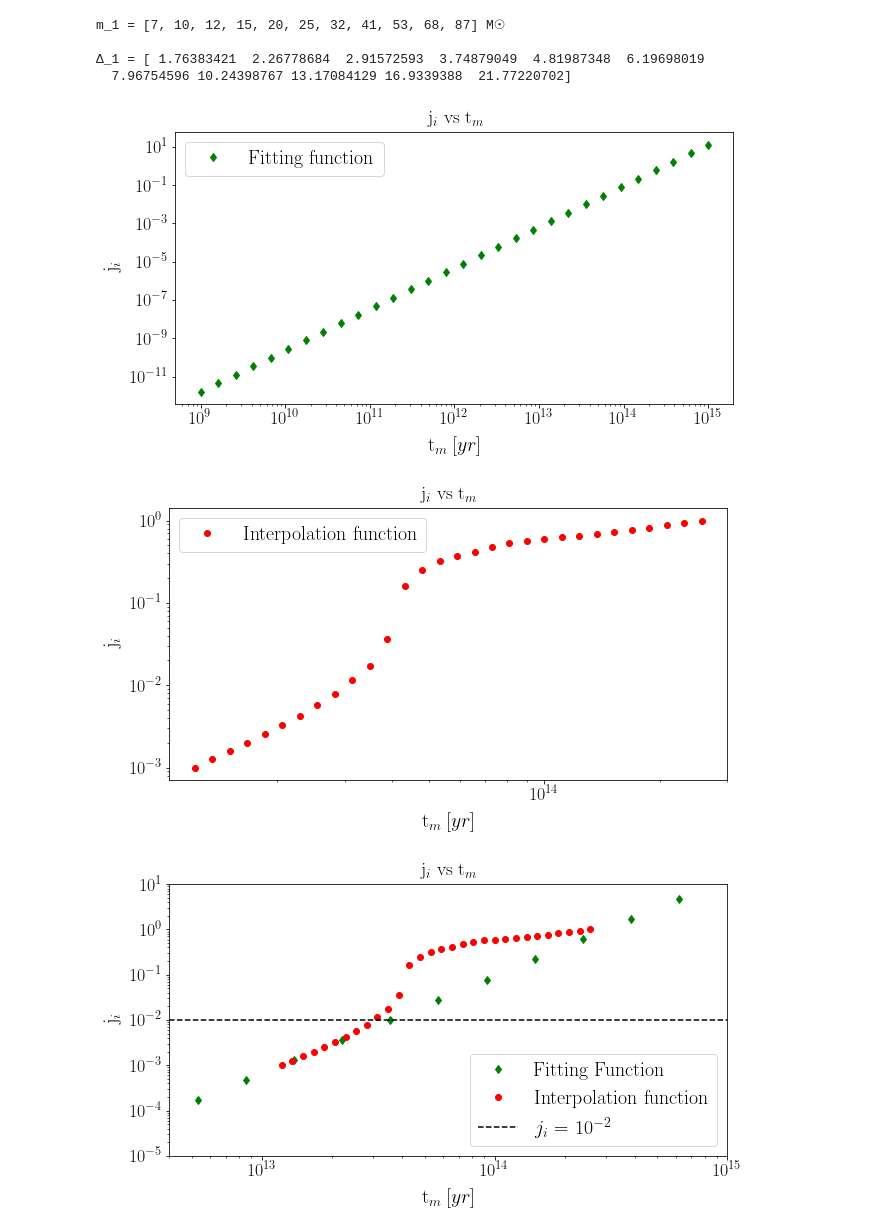
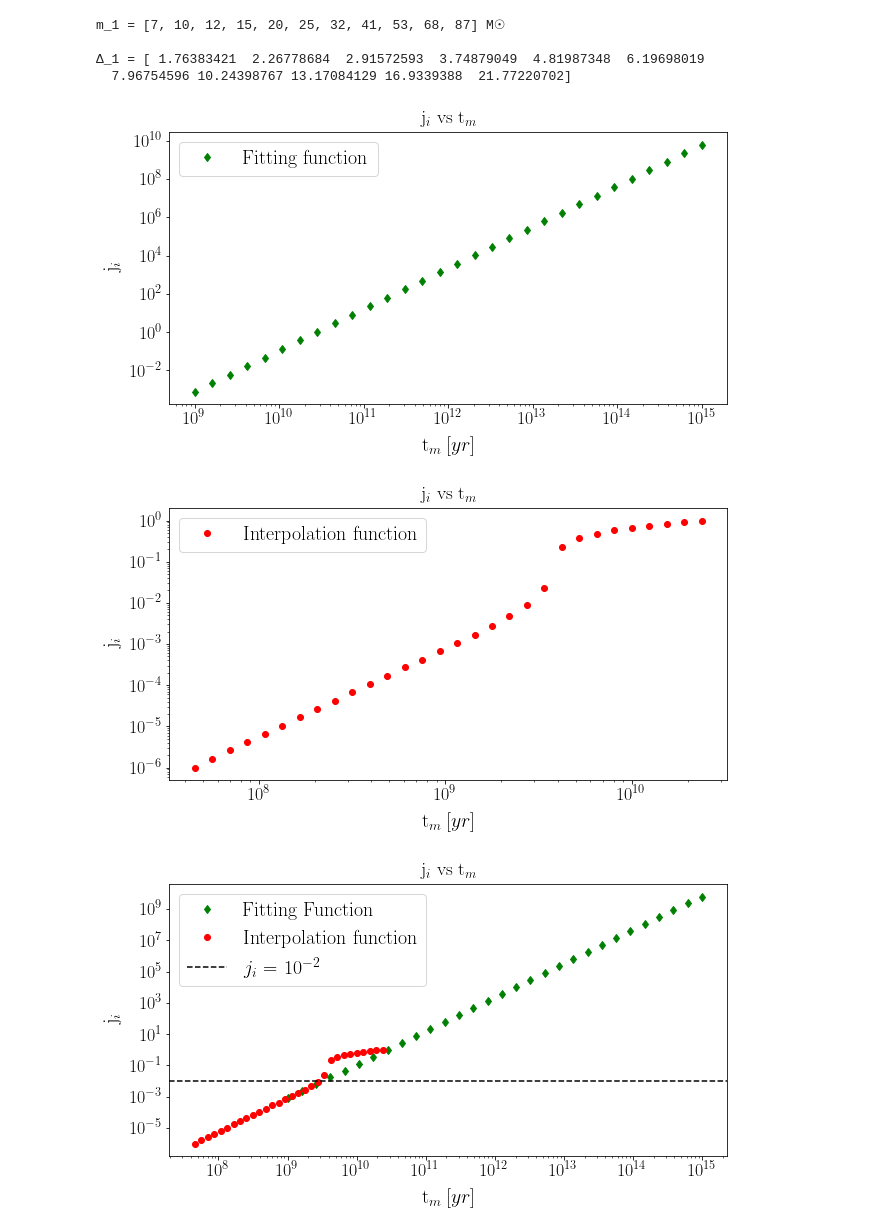
Before and after one commit to pratibhajangra591/Ifca-github, a Jupyter notebook: j_i&j_iprime.ipynb, the cells around one changed output. Saved outputs shown, nothing was run; the diff lists cells and outputs as text; code cells hidden in the pictures.

```diff
--- a/j_i&j_iprime.ipynb
+++ b/j_i&j_iprime.ipynb
@@ -1,5 +1,4 @@
 # %%
-
 import numpy as np
 import matplotlib.pyplot as plt
 import math
@@ -16,17 +15,21 @@ plt.rcParams.update({
 
 
 π = np.pi
+Ω_cdm = 0.85
 G = 4.4959e-15            #in units of M☉^-1 pc^3 yr^-2
 c = 0.3068                #in units of pc yr^-1
-ρ_eq = 3.1812e3           #in units of M☉ pc^-3 with ρ_eq=2.15368e-16 kg m^-3
-t = 13.78e9               #in units of yrs corresponding to t_0=13.78Gyr
-yr = 3.154e7              # in units of seconds
+ρ_eq = 3.1808e3           #in units of M☉ pc^-3 with ρ_eq=2.1548e-16 kg m^-3
 pc = 3.0857e16            # in meters
 yr = 3.154e7              # in units of seconds
-t_eq = 1.59246e12/yr      # in units of seconds
-ρ_m  = 4e19                #ρ_m=4e19 M☉ Gpc^-3
-t_m = 13.78e9             #in units of yr
+t_eq = 1.5923e12/yr      # in units of seconds
+t_m = 13.78e9             #in units of yrs corresponding to t_0=13.78Gyr
+t_0 = 13.78e9             #in units of yrs corresponding to t_0=13.78Gyr
+
 σ_eq = 0.005
+ρ_m = 4e19                #ρ_m = 4e19 M☉ Gpc^-3
+M_solar = 1.989e30        # in units of kg
+
+
 
 
 
@@ -87,7 +90,7 @@ m_2 = m_2_list[0]
 Δ_2 = Δ_2_list[0]
 X = 1e-10
 
-file = np.load('tm_ofj0_PWRhalo_1.npz')
+file = np.load('tmofj0_ref_multipeak.npz')
 m = file['arr_0']
 b = file['arr_1']
 a_i_ref =  file['arr_2']
@@ -129,7 +132,7 @@ plt.ylabel('j$_{i}$', fontsize = 20, labelpad = 9)
 plt.title('j$_{i}$ vs t$_{m}$', fontsize = 19, pad = 9)
 plt.show()
 # %% [output]
-[figure, old version]
+[figure, new version]
 # %%
 def ji_interpolation(t_m):
     g =  InterpolatedUnivariateSpline(tm_ref_list, ji_ref_list, ext = 2, k= 1) # j_i = g(t_m)
@@ -171,29 +174,29 @@ plt.ylabel('j$_{i}$', fontsize = 20, labelpad = 9)
 plt.title('j$_{i}$ vs t$_{m}$', fontsize = 19, pad = 9)
 plt.show()
 # %% [output]
-[figure, old version]
+[figure, new version]
 # %%
 plt.figure(figsize = (10, 5))
 plt.xticks(fontsize = 18)
 plt.yticks(fontsize = 18)
 plt.loglog(tm_list_1, ji_list, 'gd' )
 plt.loglog(tm_list_2, ji_interpolation_list, 'ro' )
 
 
-plt.xlim(4e12, 1e15)
-plt.ylim(1e-5, 10)
+#plt.xlim(4e12, 1e15)
+#plt.ylim(1e-5, 10)
 
 plt.axhline(y = 1e-2, color='k', linestyle='--')
 
 
-plt.legend([ "Fitting Function",  "Interpolation function", "$j_{i}$ = $10^{-2}$"], loc = 'lower right', fontsize = 20)
+plt.legend([ "Fitting Function",  "Interpolation function", "$j_{i}$ = $10^{-2}$"], loc = 'upper left', fontsize = 20)
 plt.xlabel('t$_{m}$$\: [yr]$', fontsize = 20, labelpad = 9)
 plt.ylabel('j$_{i}$', fontsize = 20, labelpad = 9)
 plt.title('j$_{i}$ vs t$_{m}$', fontsize = 19, pad = 9)
 plt.savefig('j_ivst_m.pdf', bbox_inches = 'tight')
 plt.show()
 # %% [output]
-[figure, old version]
+[figure, new version]
 # %%
 def ji_prime_fitting_function(t_m):
     m = file['arr_0']
```
Also changed, not shown: parts of 3 cells of this notebook.
